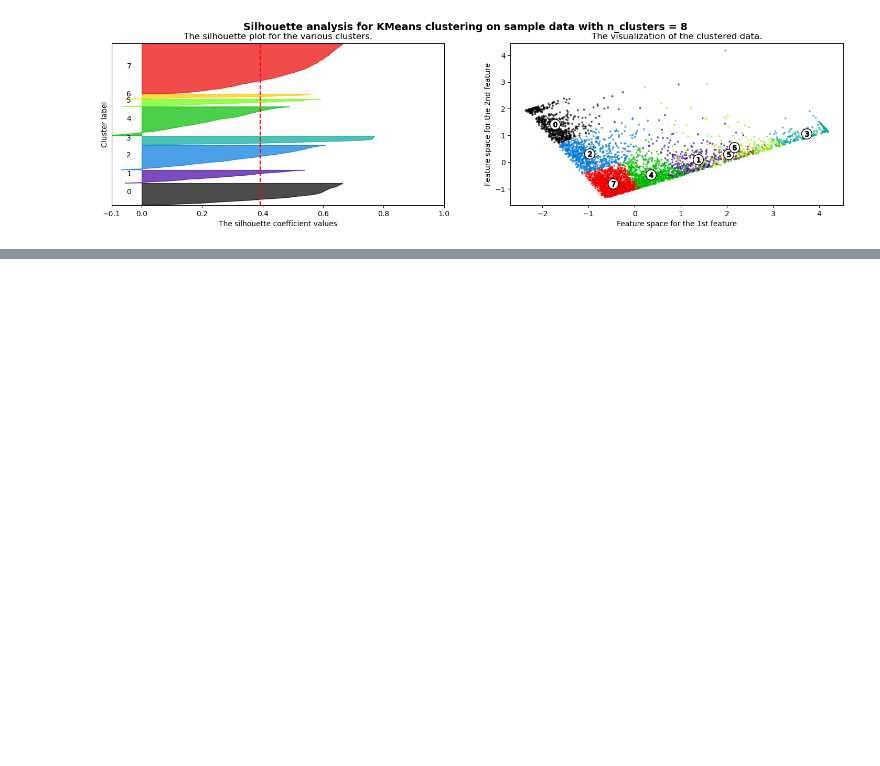
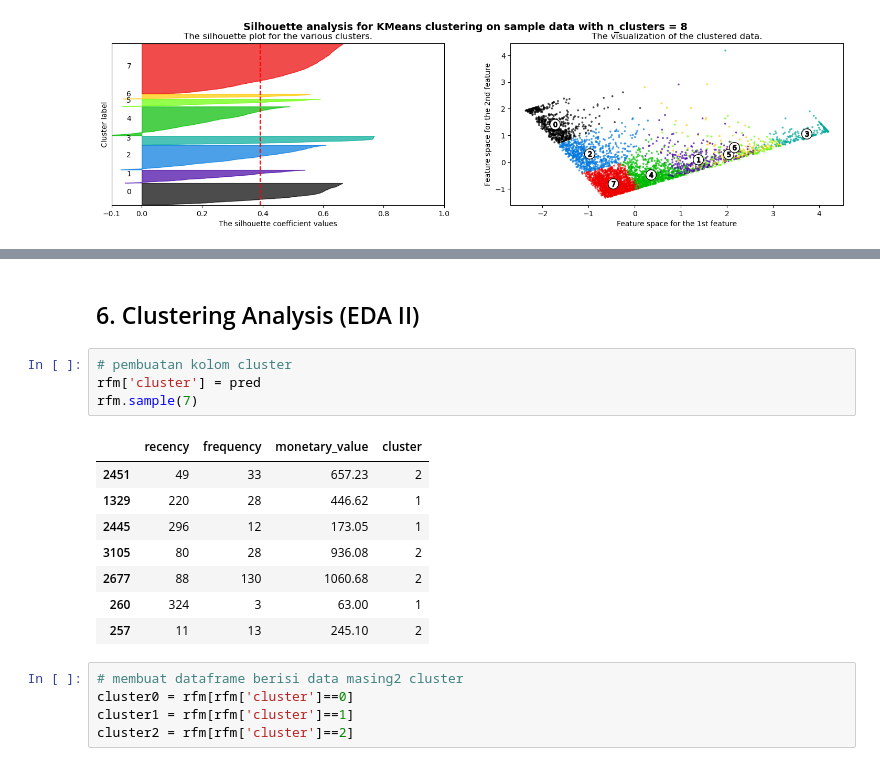
Before and after one commit to FTDS-assignment-bay/p2-final-project-p2-final-project-ftds-011-hck-group-001, a Jupyter notebook: Copy_of_coba_project.ipynb, the cells around one changed output, grey strips where cells are left out. Drawn from its saved outputs; the diff is of its cells as text; blank space fills up the shorter version.

```diff
--- a/Copy_of_coba_project.ipynb
+++ b/Copy_of_coba_project.ipynb
@@ -685,0 +709,20 @@ For n_clusters = 8 The average silhouette_score is : 0.39126640024345466
+# %% [markdown]
+## 6. Clustering Analysis (EDA II)
+# %%
+# pembuatan kolom cluster
+rfm['cluster'] = pred
+rfm.sample(7)
+# %% [output]
+|  | recency | frequency | monetary_value | cluster |
+| 2451 | 49 | 33 | 657.23 | 2 |
+| 1329 | 220 | 28 | 446.62 | 1 |
+| 2445 | 296 | 12 | 173.05 | 1 |
+| 3105 | 80 | 28 | 936.08 | 2 |
+| 2677 | 88 | 130 | 1060.68 | 2 |
+| 260 | 324 | 3 | 63.00 | 1 |
+| 257 | 11 | 13 | 245.10 | 2 |
+# %%
+# membuat dataframe berisi data masing2 cluster
+cluster0 = rfm[rfm['cluster']==0]
+cluster1 = rfm[rfm['cluster']==1]
+cluster2 = rfm[rfm['cluster']==2]
```
Also changed, not shown: parts of 17 cells of this notebook.
